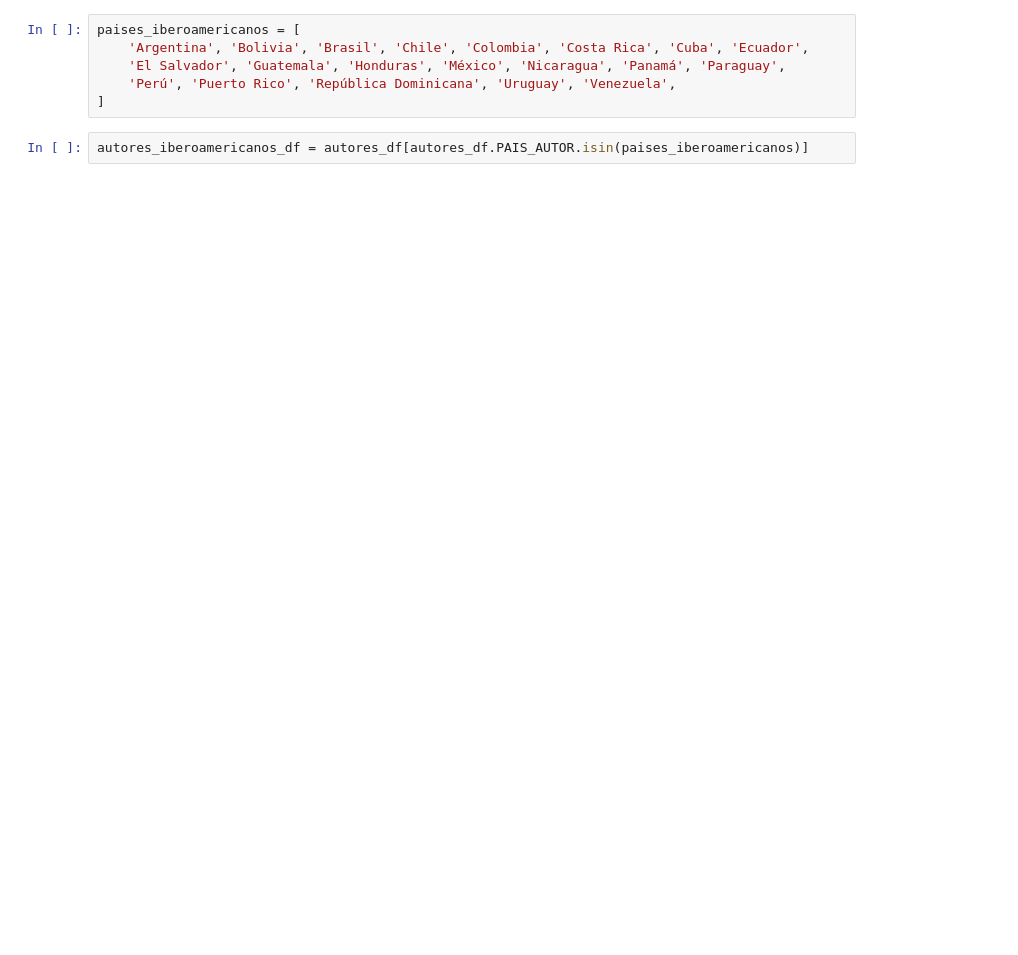
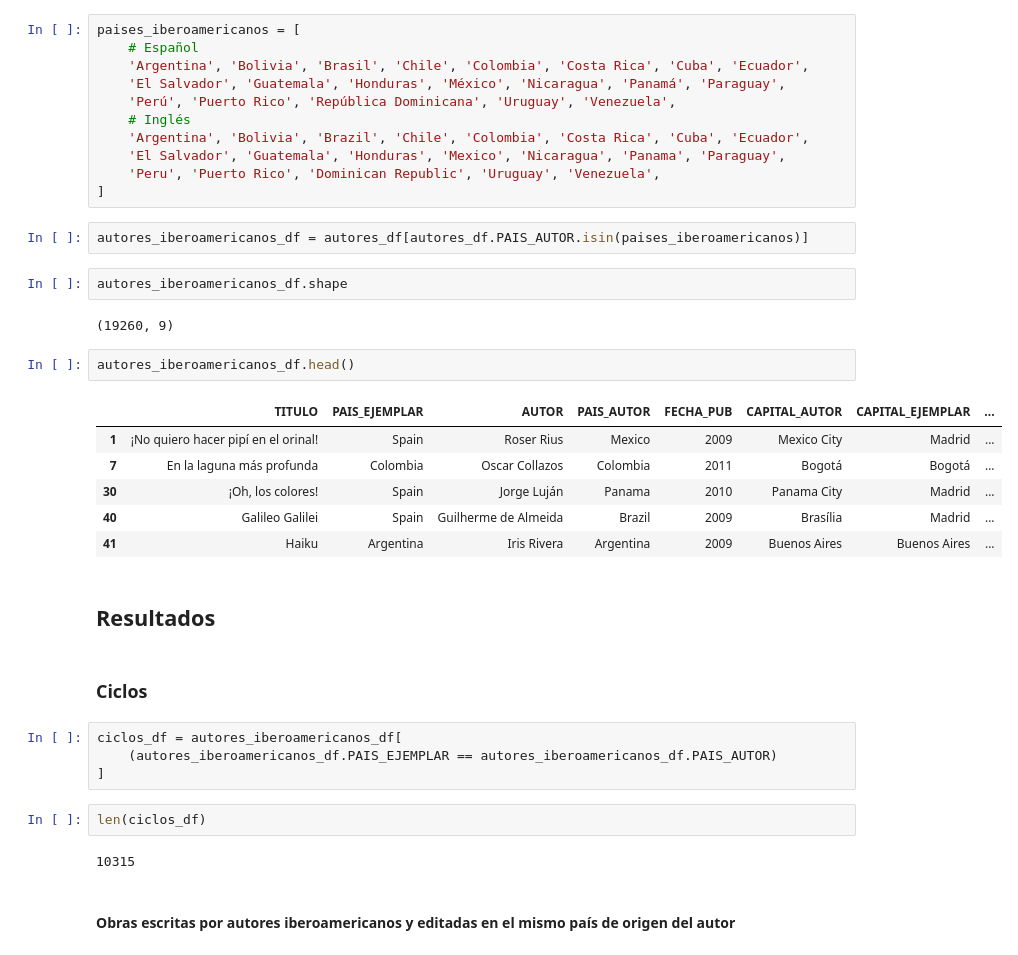
Before and after one commit to mavillard/colombia, a Jupyter notebook: autores_iberoamericanos.ipynb, the cells around one changed output. Cells and saved outputs as stored; diff of their text form; blank space fills up the shorter version.

Commit message:
Mapas iberoamericanos hechos

```diff
--- a/autores_iberoamericanos.ipynb
+++ b/autores_iberoamericanos.ipynb
@@ -57,9 +57,41 @@ autores_df.head()
 ## Autores iberoamericanos
 # %%
 paises_iberoamericanos = [
+    # Español
     'Argentina', 'Bolivia', 'Brasil', 'Chile', 'Colombia', 'Costa Rica', 'Cuba', 'Ecuador',
     'El Salvador', 'Guatemala', 'Honduras', 'México', 'Nicaragua', 'Panamá', 'Paraguay',
     'Perú', 'Puerto Rico', 'República Dominicana', 'Uruguay', 'Venezuela',
+    # Inglés
+    'Argentina', 'Bolivia', 'Brazil', 'Chile', 'Colombia', 'Costa Rica', 'Cuba', 'Ecuador',
+    'El Salvador', 'Guatemala', 'Honduras', 'Mexico', 'Nicaragua', 'Panama', 'Paraguay',
+    'Peru', 'Puerto Rico', 'Dominican Republic', 'Uruguay', 'Venezuela',
 ]
 # %%
 autores_iberoamericanos_df = autores_df[autores_df.PAIS_AUTOR.isin(paises_iberoamericanos)]
+# %%
+autores_iberoamericanos_df.shape
+# %% [output]
+(19260, 9)
+# %%
+autores_iberoamericanos_df.head()
+# %% [output]
+|  | TITULO | PAIS_EJEMPLAR | AUTOR | PAIS_AUTOR | FECHA_PUB | CAPITAL_AUTOR | CAPITAL_EJEMPLAR | ... |
+| 1 | ¡No quiero hacer pipí en el orinal! | Spain | Roser Rius | Mexico | 2009 | Mexico City | Madrid | ... |
+| 7 | En la laguna más profunda | Colombia | Oscar Collazos | Colombia | 2011 | Bogotá | Bogotá | ... |
+| 30 | ¡Oh, los colores! | Spain | Jorge Luján | Panama | 2010 | Panama City | Madrid | ... |
+| 40 | Galileo Galilei | Spain | Guilherme de Almeida | Brazil | 2009 | Brasília | Madrid | ... |
+| 41 | Haiku | Argentina | Iris Rivera | Argentina | 2009 | Buenos Aires | Buenos Aires | ... |
+# %% [markdown]
+## Resultados
+# %% [markdown]
+### Ciclos
+# %%
+ciclos_df = autores_iberoamericanos_df[
+    (autores_iberoamericanos_df.PAIS_EJEMPLAR == autores_iberoamericanos_df.PAIS_AUTOR)
+]
+# %%
+len(ciclos_df)
+# %% [output]
+10315
+# %% [markdown]
+#### Obras escritas por autores iberoamericanos y editadas en el mismo país de origen del autor
```
Also changed, not shown: parts of 64 cells of this notebook, 1 other file.
